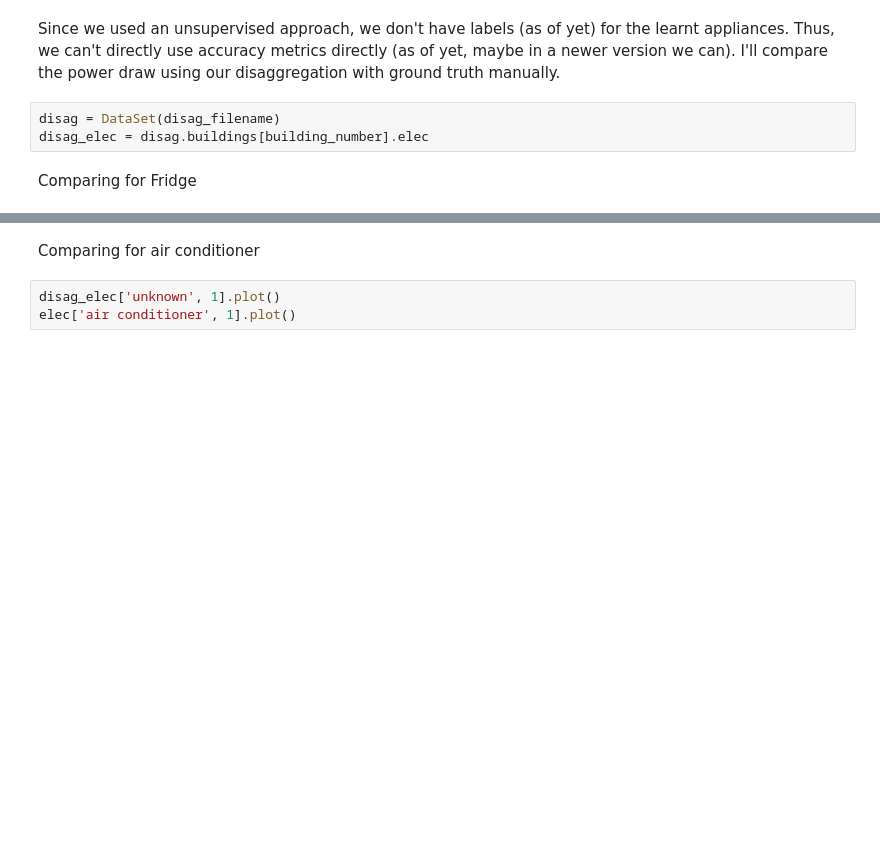
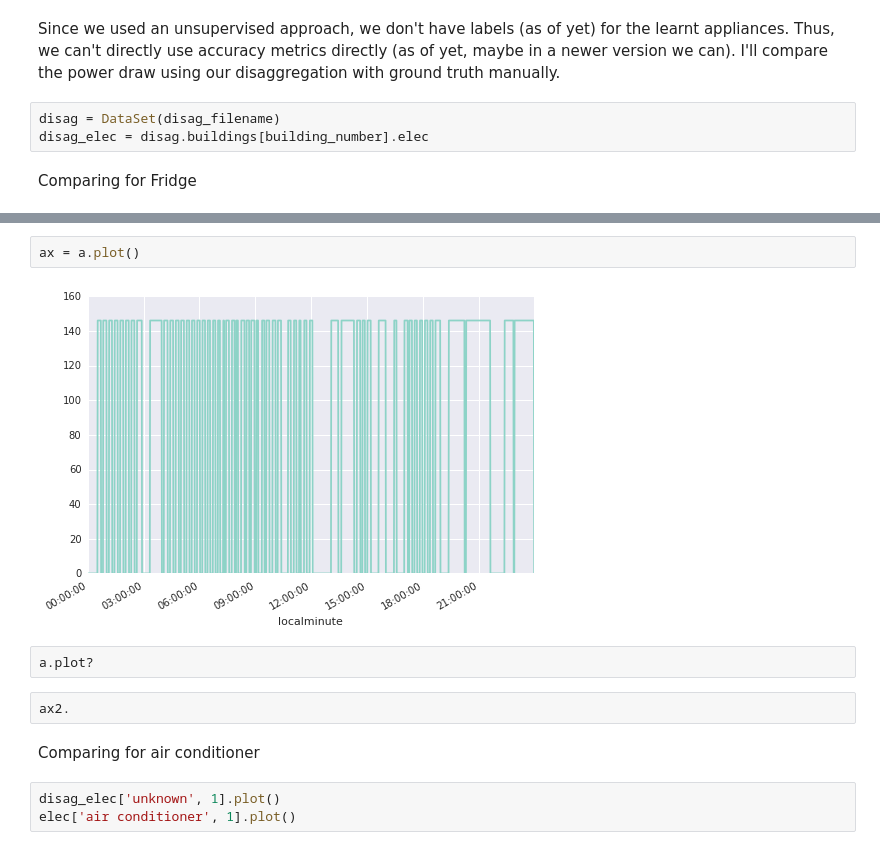
Before and after one commit to nilmtk/nilmtk, a Jupyter notebook: notebooks/hart.ipynb, the cells around one changed output, grey strips where cells are left out. Cells and saved outputs as stored; diff of their text form; blank space fills up the shorter version.

```diff
--- a/notebooks/hart.ipynb
+++ b/notebooks/hart.ipynb
@@ -230,3 +238,11 @@ elec['fridge', 1].plot()
+# %%
+ax = a.plot()
+# %% [output]
+[figure, added]
+# %%
+a.plot?
+# %%
+ax2.
 # %% [markdown]
 Comparing for air conditioner
 # %%
```
Also changed, not shown: parts of 11 cells of this notebook, 1 other file.
